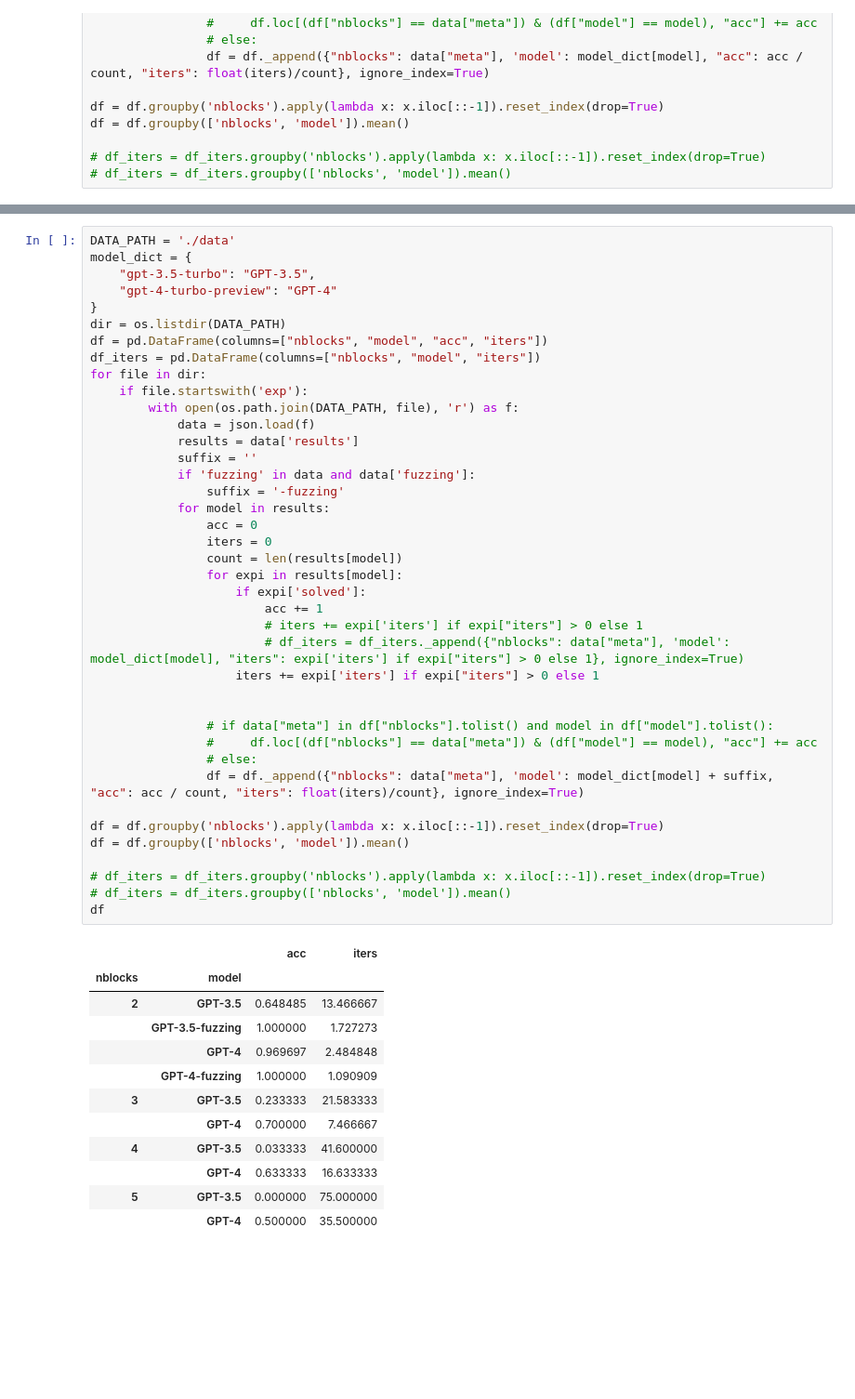
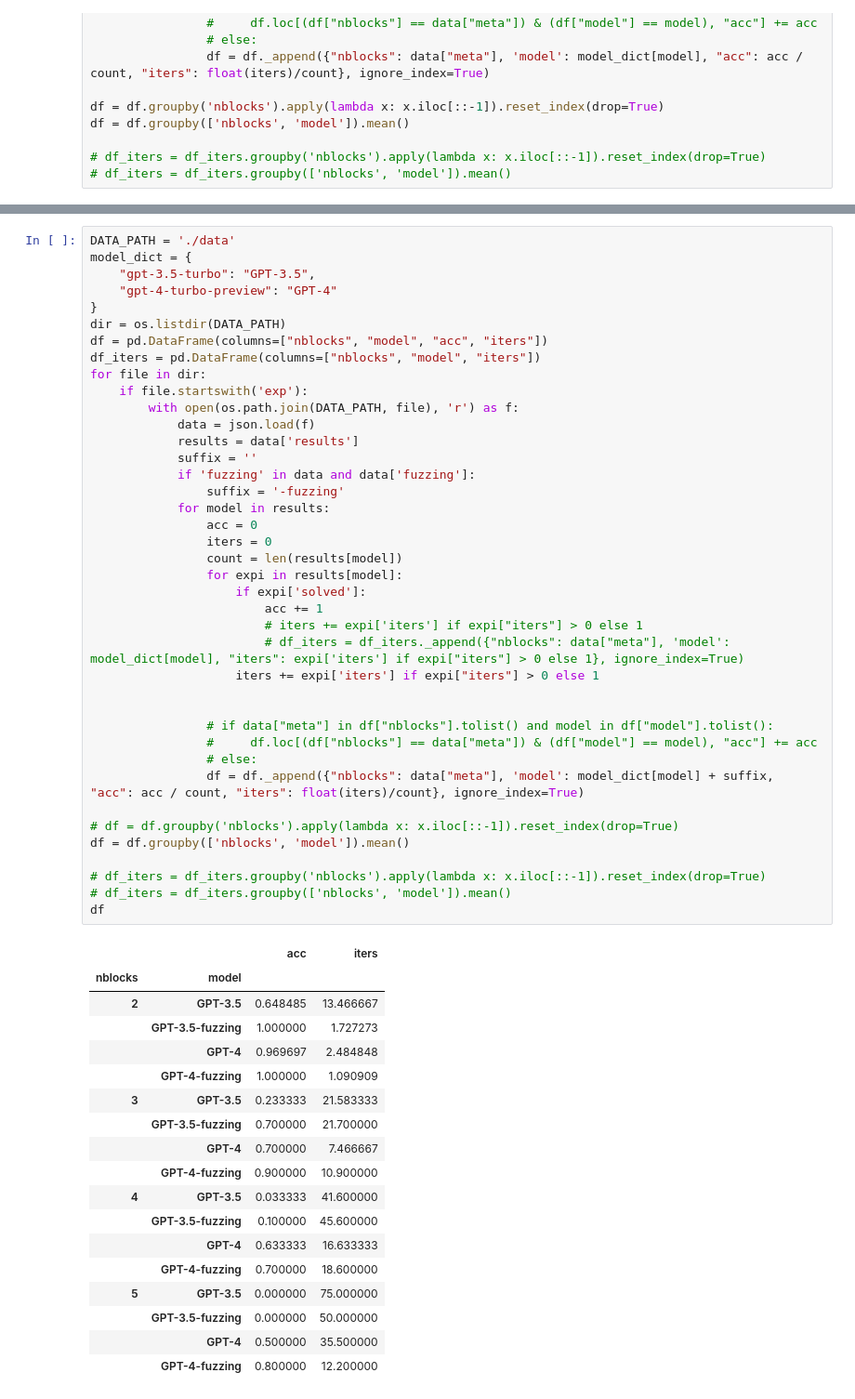
Before and after one commit to ayaanmayooq/LLM-verification-CEGIS, a Jupyter notebook: stats.ipynb, the cells around one changed output, grey strips where cells are left out. Shown: that part at 93% size. Drawn from its saved outputs; the diff is of its cells as text; blank space fills up the shorter version.

```diff
--- a/stats.ipynb
+++ b/stats.ipynb
@@ -103,36 +103,42 @@ for file in dir:
             for model in results:
                 acc = 0
                 iters = 0
                 count = len(results[model])
                 for expi in results[model]:
                     if expi['solved']:
                         acc += 1
                         # iters += expi['iters'] if expi["iters"] > 0 else 1
                         # df_iters = df_iters._append({"nblocks": data["meta"], 'model': model_dict[model], "iters": expi['iters'] if expi["iters"] > 0 else 1}, ignore_index=True)
                     iters += expi['iters'] if expi["iters"] > 0 else 1
 
 
                 # if data["meta"] in df["nblocks"].tolist() and model in df["model"].tolist():
                 #     df.loc[(df["nblocks"] == data["meta"]) & (df["model"] == model), "acc"] += acc
                 # else:
                 df = df._append({"nblocks": data["meta"], 'model': model_dict[model] + suffix, "acc": acc / count, "iters": float(iters)/count}, ignore_index=True)
 
-df = df.groupby('nblocks').apply(lambda x: x.iloc[::-1]).reset_index(drop=True)
+# df = df.groupby('nblocks').apply(lambda x: x.iloc[::-1]).reset_index(drop=True)
 df = df.groupby(['nblocks', 'model']).mean()
 
 # df_iters = df_iters.groupby('nblocks').apply(lambda x: x.iloc[::-1]).reset_index(drop=True)
 # df_iters = df_iters.groupby(['nblocks', 'model']).mean()
 df
 # %% [output]
 |  |  | acc | iters |
 | nblocks | model |  |  |
 | 2 | GPT-3.5 | 0.648485 | 13.466667 |
 |  | GPT-3.5-fuzzing | 1.000000 | 1.727273 |
 |  | GPT-4 | 0.969697 | 2.484848 |
 |  | GPT-4-fuzzing | 1.000000 | 1.090909 |
 | 3 | GPT-3.5 | 0.233333 | 21.583333 |
+|  | GPT-3.5-fuzzing | 0.700000 | 21.700000 |
 |  | GPT-4 | 0.700000 | 7.466667 |
+|  | GPT-4-fuzzing | 0.900000 | 10.900000 |
 | 4 | GPT-3.5 | 0.033333 | 41.600000 |
+|  | GPT-3.5-fuzzing | 0.100000 | 45.600000 |
 |  | GPT-4 | 0.633333 | 16.633333 |
+|  | GPT-4-fuzzing | 0.700000 | 18.600000 |
 | 5 | GPT-3.5 | 0.000000 | 75.000000 |
+|  | GPT-3.5-fuzzing | 0.000000 | 50.000000 |
 |  | GPT-4 | 0.500000 | 35.500000 |
+|  | GPT-4-fuzzing | 0.800000 | 12.200000 |
```
Also changed, not shown: parts of 3 cells of this notebook, 10 other files.
